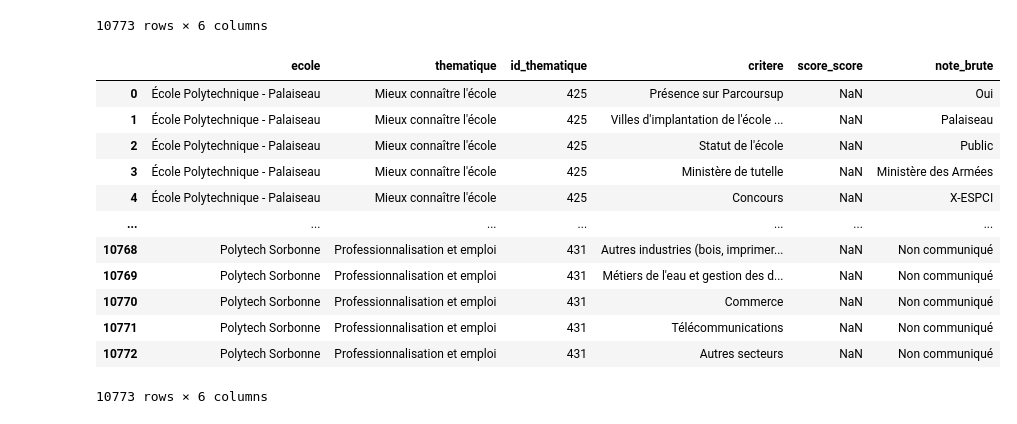
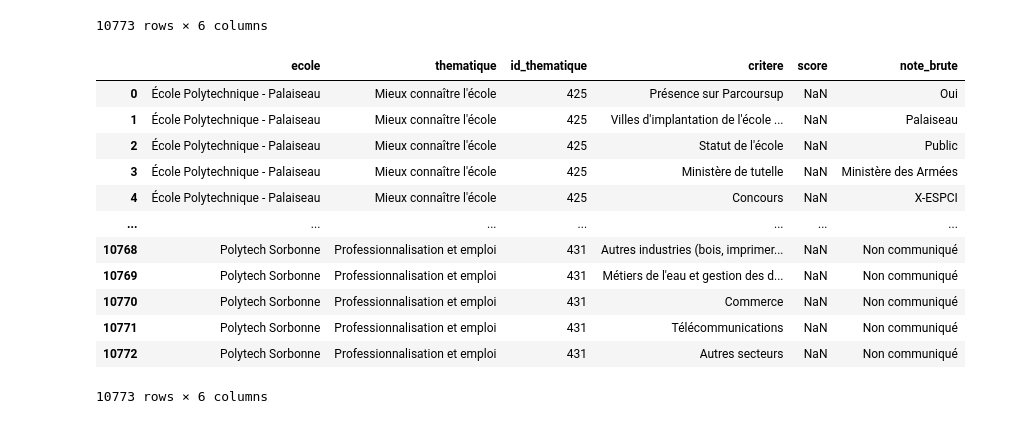
Before and after one commit to LucasKoc/ST2MLE-PRJ, a Jupyter notebook: scrapping_numerical.ipynb, the cells around one changed output. Drawn from its saved outputs; the diff is of its cells as text; code cells hidden in the pictures.

```diff
--- a/scrapping_numerical.ipynb
+++ b/scrapping_numerical.ipynb
@@ -83,16 +85,16 @@ memory usage: 505.1+ KB
 # %%
 df.columns = (
     df.columns.str.lower()
-                .str.strip()
-                .str.replace(" /10", "_score")
-                .str.replace(" ", "_")
-                .str.replace("é", "e")
-                .str.replace("è", "e")
+    .str.strip()
+    .str.replace(" /10", "")
+    .str.replace(" ", "_")
+    .str.replace("é", "e")
+    .str.replace("è", "e")
 )
 
 df
 # %% [output]
-|  | ecole | thematique | id_thematique | critere | score_score | note_brute |
+|  | ecole | thematique | id_thematique | critere | score | note_brute |
 | 0 | École Polytechnique - Palaiseau | Mieux connaître l'école | 425 | Présence sur Parcoursup | NaN | Oui |
 | 1 | École Polytechnique - Palaiseau | Mieux connaître l'école | 425 | Villes d'implantation de l'école ... | NaN | Palaiseau |
 | 2 | École Polytechnique - Palaiseau | Mieux connaître l'école | 425 | Statut de l'école | NaN | Public |
```
Also changed, not shown: parts of 5 cells of this notebook, 1 other file.
